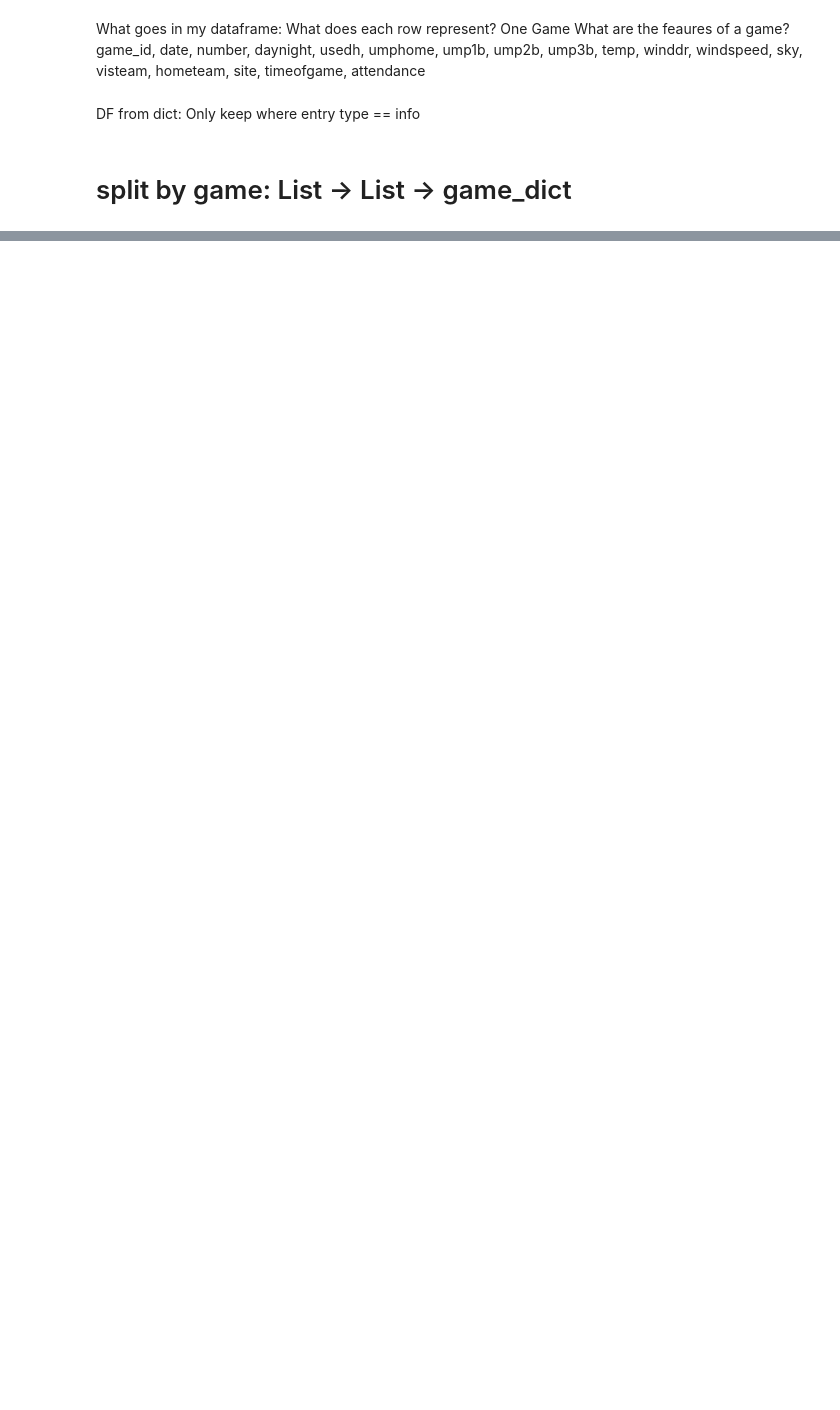
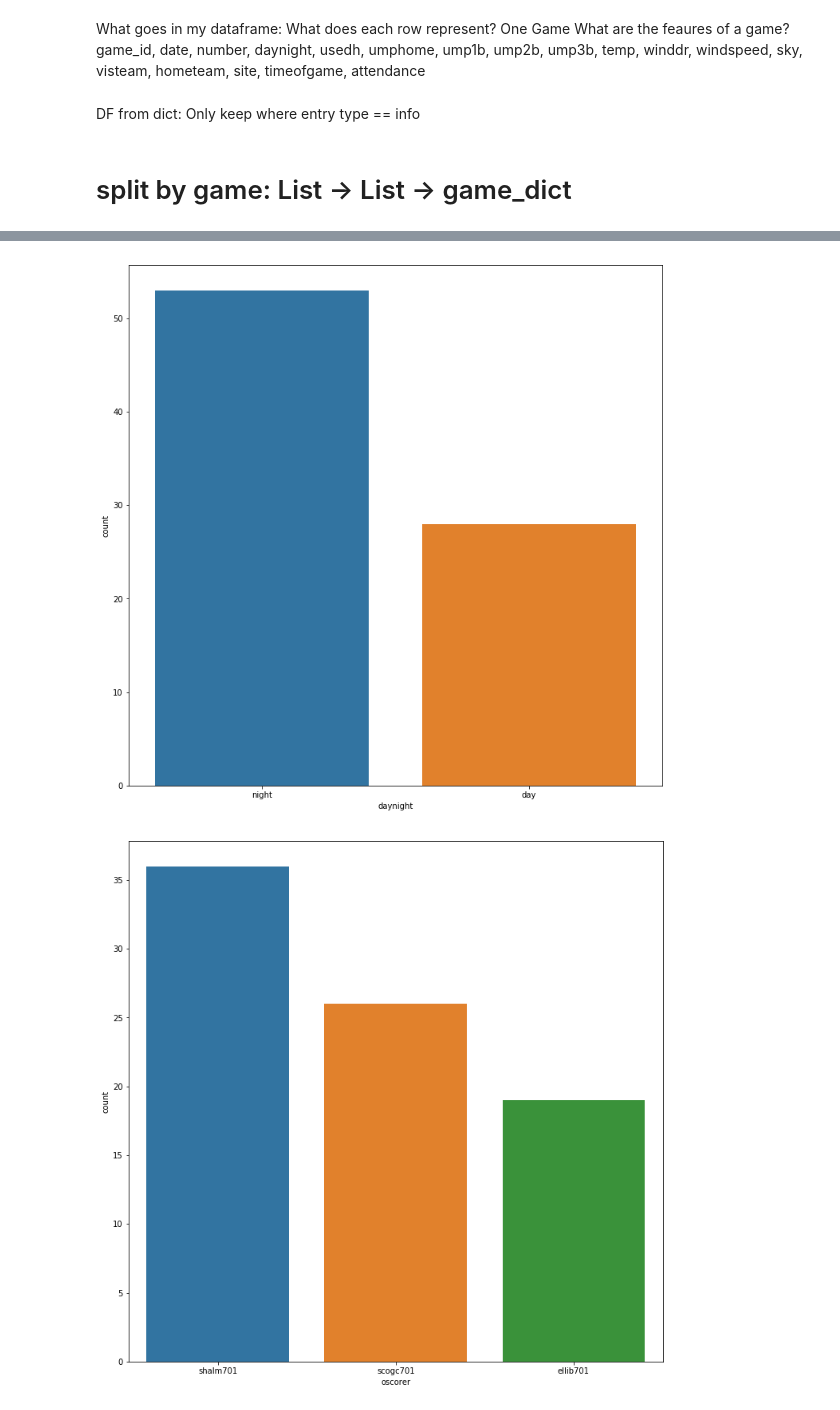
Before and after one commit to jeremymiller00/baseball, a Jupyter notebook: notebooks/eda_1.ipynb, the cells around one changed output, grey strips where cells are left out. Cells and saved outputs as stored; diff of their text form; code cells hidden in the pictures; blank space fills up the shorter version.

```diff
--- a/notebooks/eda_1.ipynb
+++ b/notebooks/eda_1.ipynb
@@ -77,0 +113,9 @@ len(grouped_by_game)
+# %%
+cols = ['daynight', 'oscorer', 'sky', 'ump1b', 'ump2b', 'ump3b', 'umphome', 'visteam',
+       'winddir', 'wp',]
+for col in cols:
+    plt.figure(figsize=(12,12))
+    sns.countplot(df[col])
+# %% [output]
+[figure, added]
+[figure, added]
```
Also changed, not shown: parts of 9 cells of this notebook.
